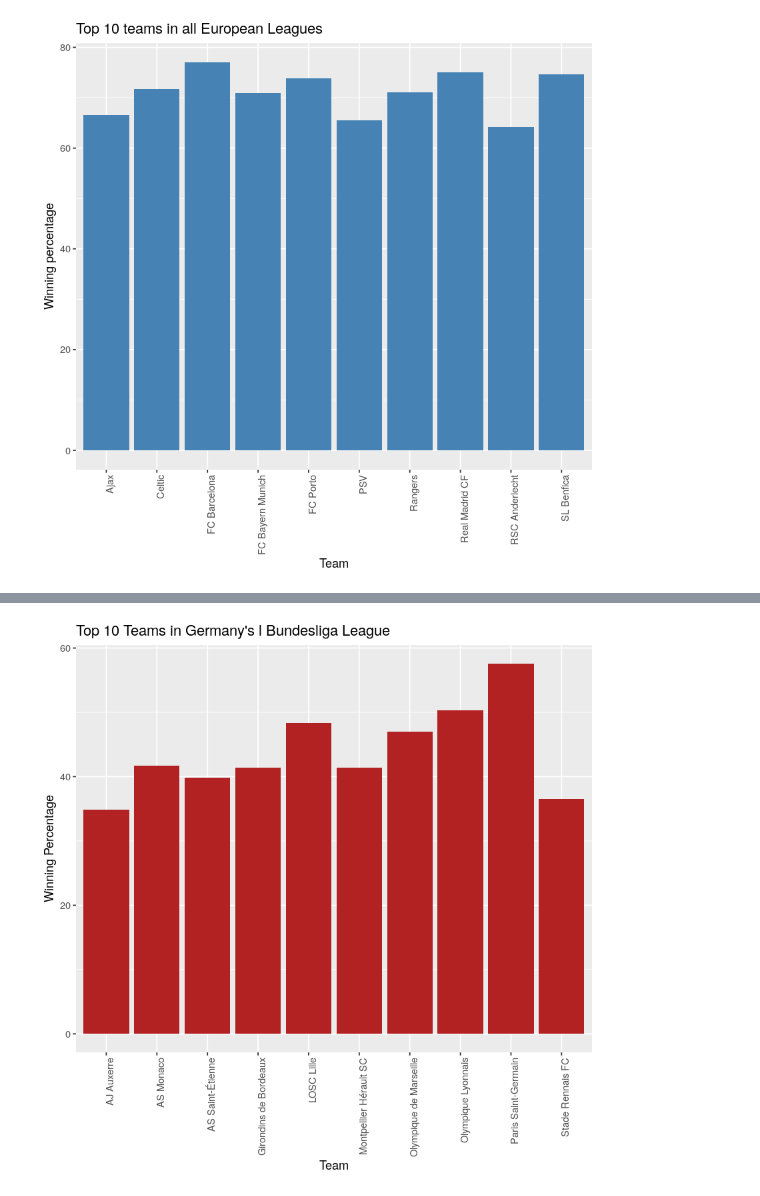
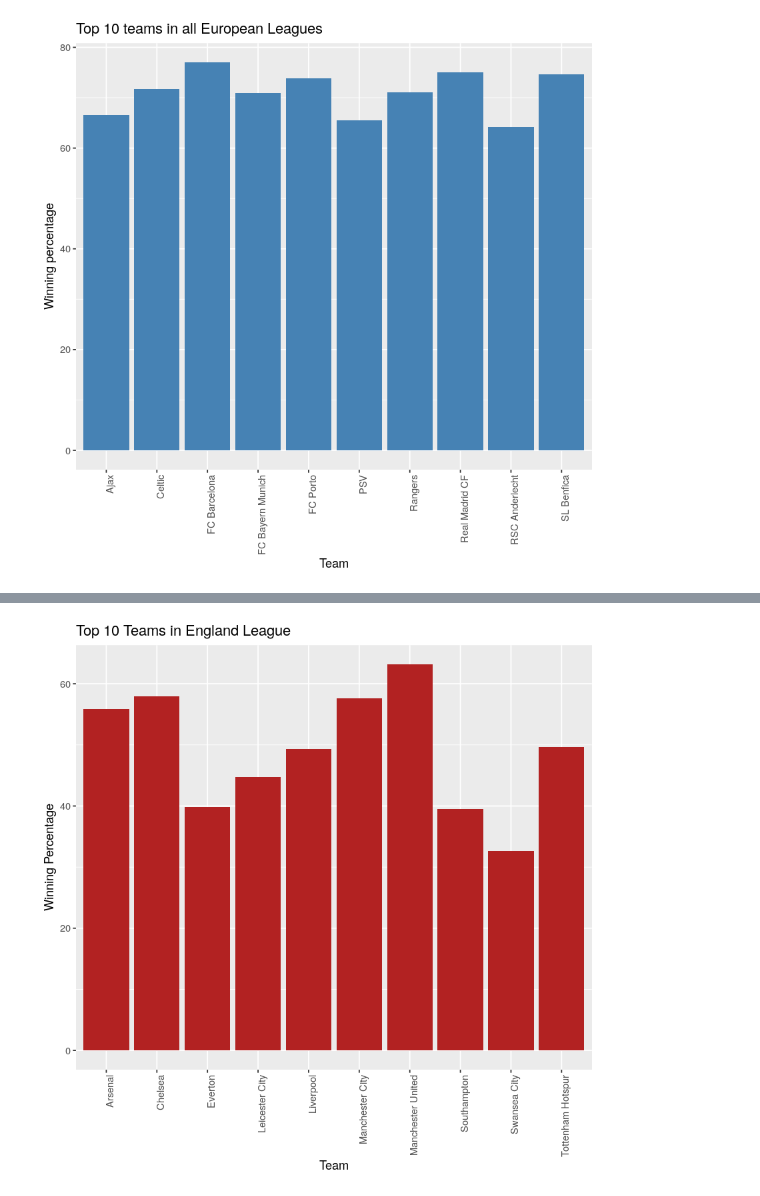
Before and after one commit to alexandruionascu/uvt, a Jupyter notebook: data_analysis_R/Project.ipynb, the cells around one changed output, grey strips where cells are left out. Cells and saved outputs as stored; diff of their text form; code cells hidden in the pictures.

```diff
--- a/data_analysis_R/Project.ipynb
+++ b/data_analysis_R/Project.ipynb
@@ -117,9 +120,10 @@ ggtitle("Top 10 teams in all European Leagues")+theme(axis.text.x = element_text
 # %% [output]
 [figure]
 # %%
-#Find Best teams in England's England Premier League
-english_team <- sorted_data[sorted_data$country=="England",]
-england <- english_team[order(-english_team$win_percentage),][1:10,]
-ggplot(data=england,aes(x=team_name,y=win_percentage))+
-geom_bar(stat="identity",fill="turquoise")+labs(x="Team",y="Winning Percentage")+
-ggtitle("Top 10 Teams in England Premier League (EPL)")+theme(axis.text.x = element_text(angle = 90, hjust = 1))
+plot_top_teams <- function(n, country) {
+    league_team <- sorted_data[sorted_data$country==country,]
+    league <- league_team[order(-german_team$win_percentage),][1:n,]
+    ggplot(data=league,aes(x=team_name,y=win_percentage))+
+    geom_bar(stat='identity',fill="firebrick ")+labs(x="Team",y="Winning Percentage")+
+    ggtitle(sprintf("Top %d Teams in %s League", n, country))+theme(axis.text.x = element_text(angle = 90, hjust = 1))
+}
@@ -148,9 +130,4 @@ ggtitle("Top 10 Teams in Germany's l Bundesliga League")+theme(axis.text.x = ele
-# %%
-#Find top teams in Germany's l Bundesliga League
-german_team <- sorted_data[sorted_data$country=="France",]
-germany <- german_team[order(-german_team$win_percentage),][1:10,]
-ggplot(data=germany,aes(x=team_name,y=win_percentage))+
-geom_bar(stat='identity',fill="firebrick ")+labs(x="Team",y="Winning Percentage")+
-ggtitle("Top 10 Teams in Germany's l Bundesliga League")+theme(axis.text.x = element_text(angle = 90, hjust = 1))
-# %% [output]
-[figure, removed]
+# %%
+plot_top_teams(10, "England")
+# %% [output]
+[figure, added]
```
Also changed, not shown: parts of 12 cells of this notebook.
